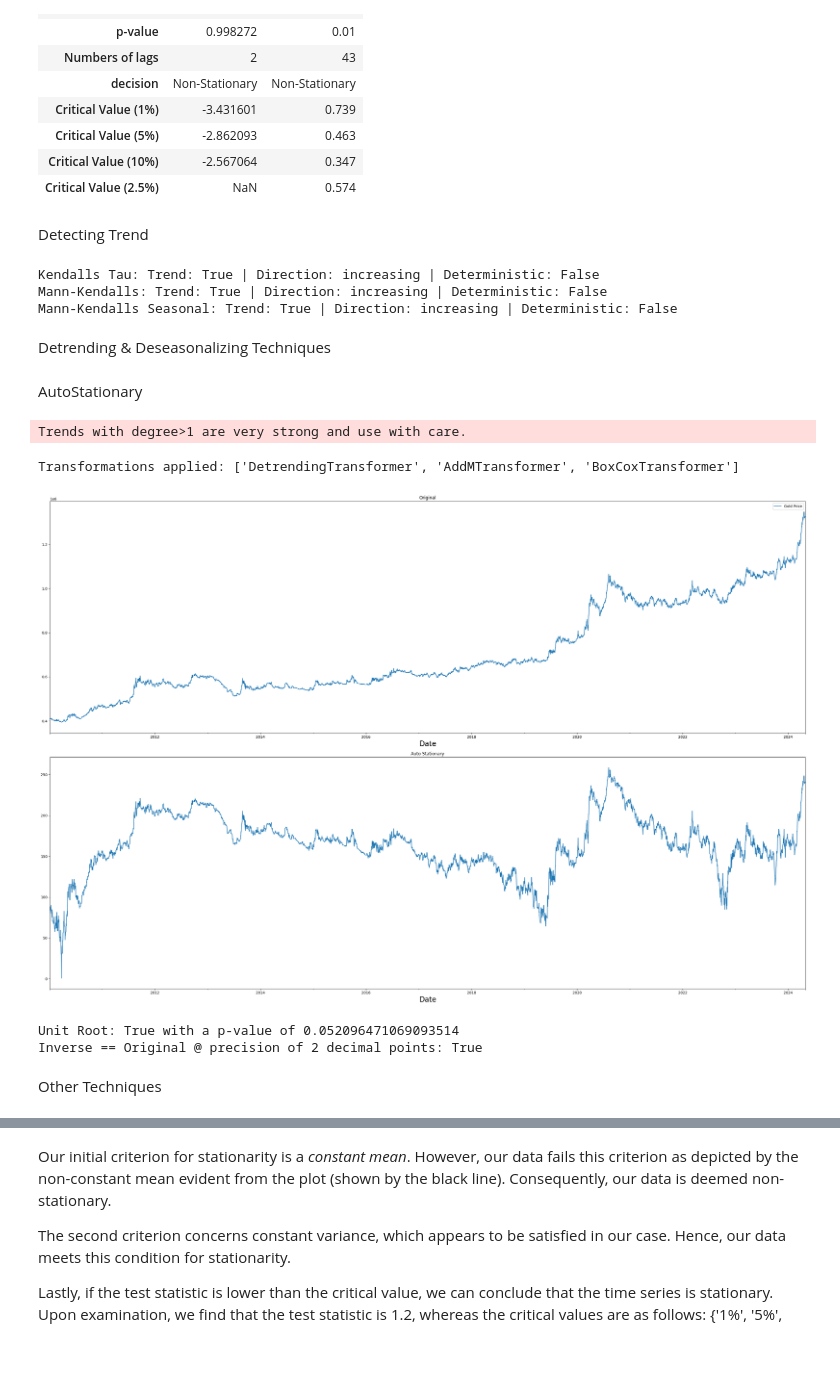
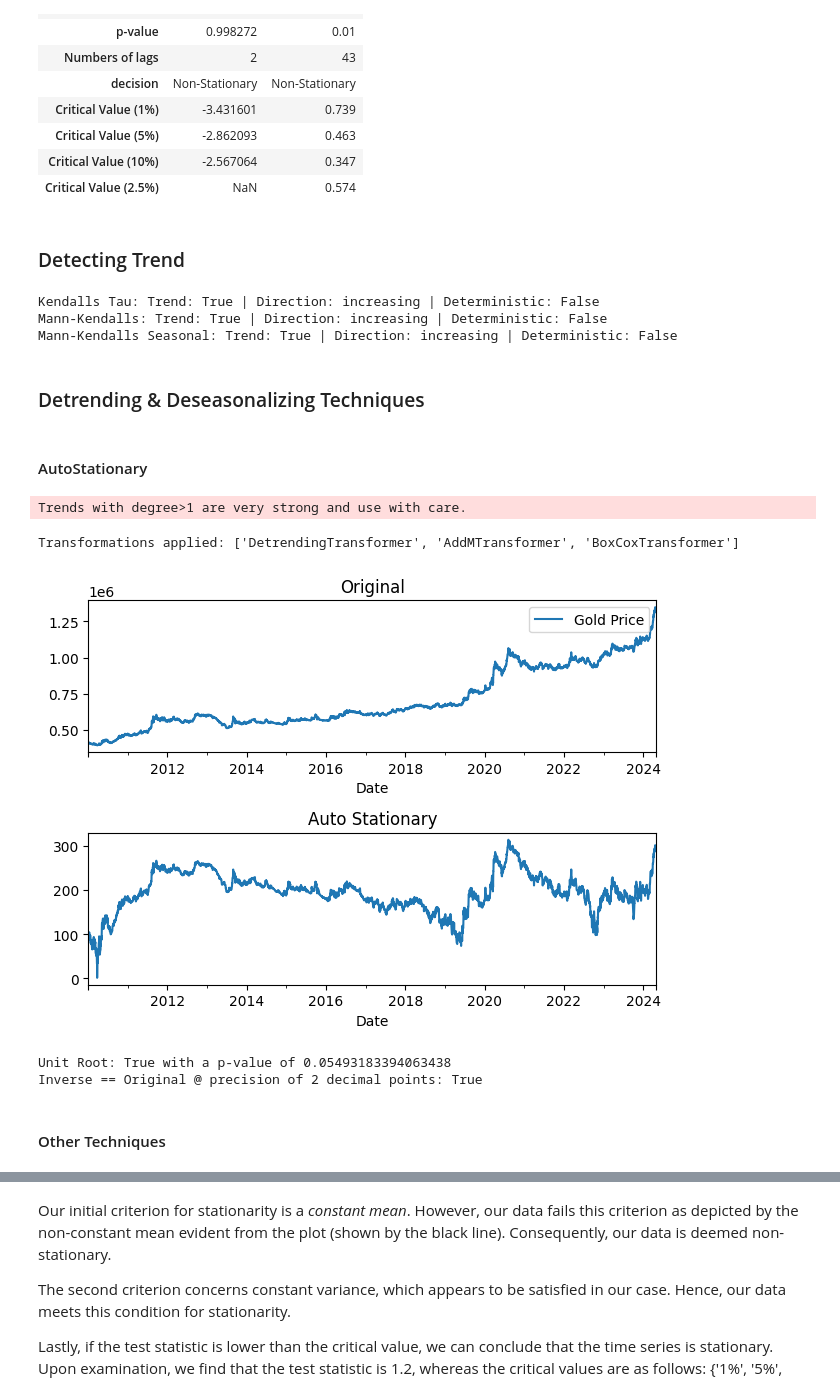
Before and after one commit to fahmiam2/antam-gold-forecasting, a Jupyter notebook: exploratory-data-analysis/notebooks/NB2_Initial_Exploration_Daily.ipynb, the cells around one changed output, grey strips where cells are left out. Cells and saved outputs as stored; diff of their text form; code cells hidden in the pictures; blank space fills up the shorter version.

```diff
--- a/exploratory-data-analysis/notebooks/NB2_Initial_Exploration_Daily.ipynb
+++ b/exploratory-data-analysis/notebooks/NB2_Initial_Exploration_Daily.ipynb
@@ -14,8 +14,7 @@ import numpy as np
 import plotly.express as px
 
 import statsmodels.api as sm
-from statsmodels.tsa.seasonal import seasonal_decompose
-from statsmodels.tsa.seasonal import seasonal_decompose
+from statsmodels.tsa.seasonal import seasonal_decompose, STL
 from statsmodels.tsa.stattools import adfuller, kpss
 from statsmodels.tsa.filters.hp_filter import hpfilter
 from statsmodels.graphics.tsaplots import plot_acf, plot_pacf
@@ -26,8 +25,8 @@ from datetime import datetime
 import locale
 
 
-plt.rcParams['figure.figsize']=(30,20)
-plt.rcParams['axes.labelsize']=20
+# plt.rcParams['figure.figsize']=(30,20)
+# plt.rcParams['axes.labelsize']=20
 plt.rcParams['axes.grid'] = False
 # %% [markdown]
 Helper Functions
@@ -360,7 +383,7 @@ look-up table. The actual p-value is smaller than the p-value returned.
 | Critical Value (10%) | -2.567064 | 0.347 |
 | Critical Value (2.5%) | NaN | 0.574 |
 # %% [markdown]
-Detecting Trend
+### Detecting Trend
 # %%
 kendall_tau_res = check_trend(data2_cleaned.set_index("Date"), confidence=0.05)
 mann_kendall_res = check_trend(data2_cleaned.set_index("Date"), confidence=0.05, mann_kendall=True)
@@ -373,46 +396,46 @@ Kendalls Tau: Trend: True | Direction: increasing | Deterministic: False
 Mann-Kendalls: Trend: True | Direction: increasing | Deterministic: False
 Mann-Kendalls Seasonal: Trend: True | Direction: increasing | Deterministic: False
 # %% [markdown]
-Detrending & Deseasonalizing Techniques
+### Detrending & Deseasonalizing Techniques
 # %% [markdown]
-AutoStationary
+#### AutoStationary
 # %%
 data2_cleaned = data2_cleaned.set_index("Date")
 # %%
 # Set the frequency of the time series data to 'D'
 data2_cleaned.index.freq = 'D'
 
 # Now proceed with the rest of your code
 auto_stationary = AutoStationaryTransformer(confidence=0.1,
-                                            seasonal_period=90,
-                                            seasonality_max_lags=365,
+                                            seasonal_period=72,
+                                            seasonality_max_lags=180,
                                             detrender_params={'degree':2},
                                             deseasonalizer_params = {
                                                 "seasonality_extraction": "period_averages",
                                             },
                                             trend_check_params={"mann_kendall":True},
                                             box_cox_params={ "optimization": "guerrero" })
 y_stat = auto_stationary.fit_transform(data2_cleaned,freq='D')
 print(f"Transformations applied: {[p.__class__.__name__ for p in auto_stationary._pipeline]}")
 fig, axs = plt.subplots(2)
 
 data2_cleaned.plot(title="Original",ax=axs[0])
 y_stat.plot(title="Auto Stationary",ax=axs[1])
 plt.tight_layout()
 plt.show()
 
 unit_root = check_unit_root(y_stat, confidence=0.1)
 print(f"Unit Root: {unit_root.stationary} with a p-value of {unit_root.results[1]}")
 y_inv = pd.DataFrame(auto_stationary.inverse_transform(y_stat), index=data2_cleaned.index, columns=["Gold Price"])
 print(f"Inverse == Original @ precision of 2 decimal points: {np.all(y_inv.round(3)==data2_cleaned.round(3))}")
 # %% [output]
 Trends with degree>1 are very strong and use with care.
 Transformations applied: ['DetrendingTransformer', 'AddMTransformer', 'BoxCoxTransformer']
-[figure, old version]
+[figure, new version]
-Unit Root: True with a p-value of 0.052096471069093514
+Unit Root: True with a p-value of 0.05493183394063438
 Inverse == Original @ precision of 2 decimal points: True
 # %% [markdown]
-Other Techniques
+#### Other Techniques
 # %%
 #shifting the series into positive domain
 boxcox_transformer = BoxCoxTransformer(add_one=True, optimization="loglikelihood", seasonal_period=90)
```
Also changed, not shown: parts of 19 cells of this notebook.
